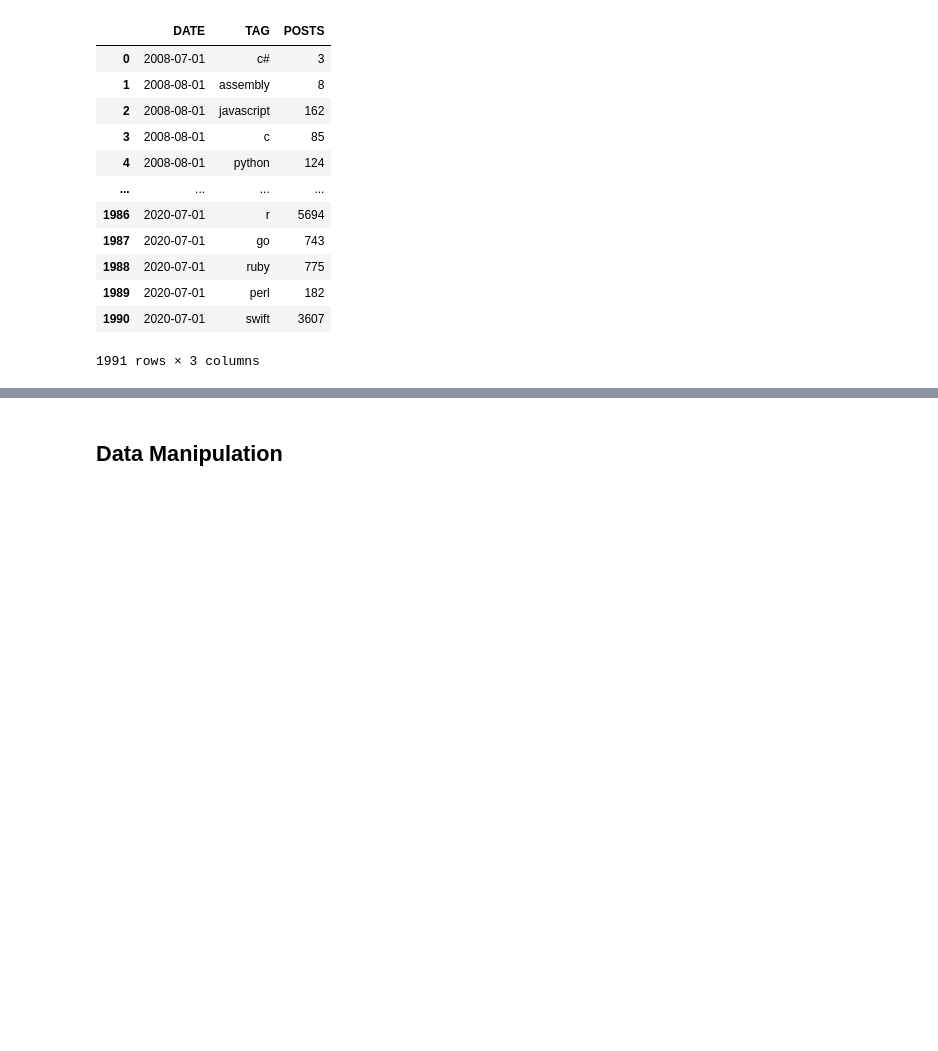
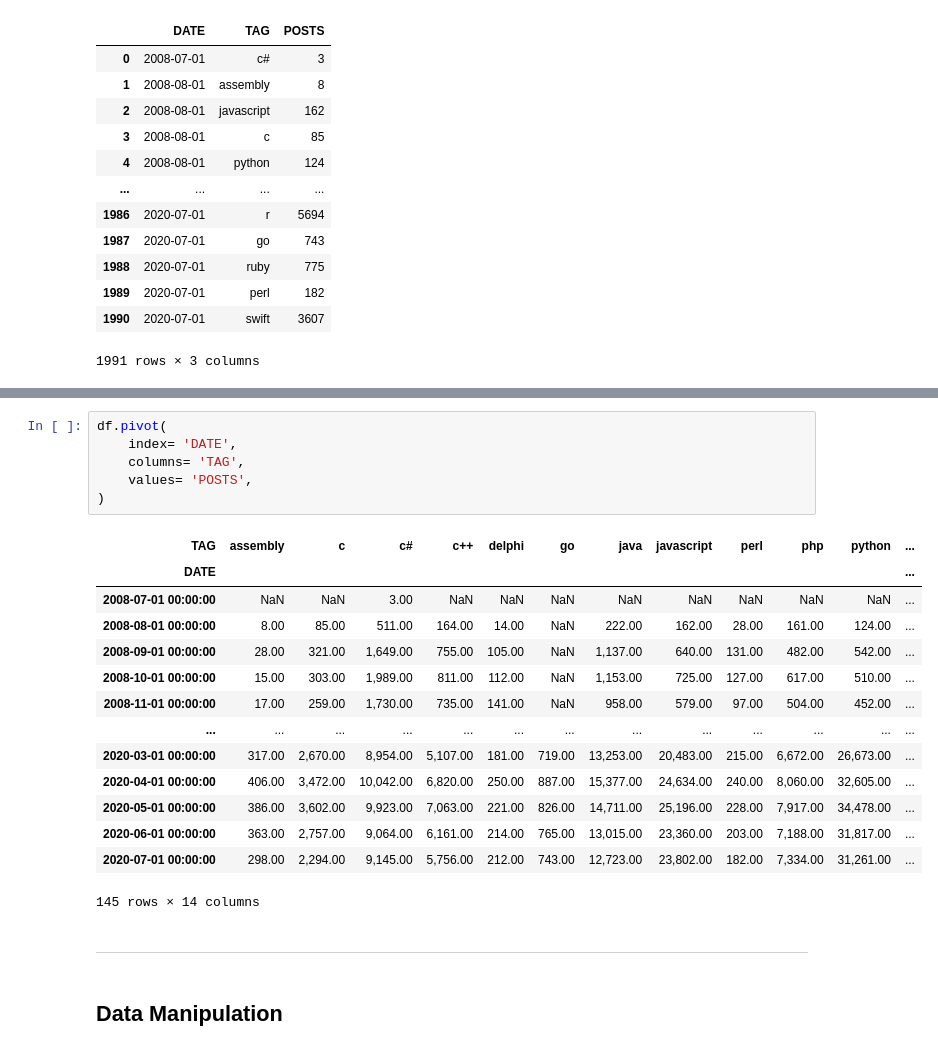
Before and after one commit to erfaw/elasti_py, a Jupyter notebook: Day073-erf/Programming_Languages_(start).ipynb, the cells around one changed output, grey strips where cells are left out. Cells and saved outputs as stored; diff of their text form; blank space fills up the shorter version.

```diff
--- a/Day073-erf/Programming_Languages_(start).ipynb
+++ b/Day073-erf/Programming_Languages_(start).ipynb
@@ -178,3 +243,26 @@ df
+# %%
+df.pivot(
+    index= 'DATE',
+    columns= 'TAG',
+    values= 'POSTS',
+)
+# %% [output]
+| TAG | assembly | c | c# | c++ | delphi | go | java | javascript | perl | php | python | ... |
+| DATE |  |  |  |  |  |  |  |  |  |  |  | ... |
+| 2008-07-01 00:00:00 | NaN | NaN | 3.00 | NaN | NaN | NaN | NaN | NaN | NaN | NaN | NaN | ... |
+| 2008-08-01 00:00:00 | 8.00 | 85.00 | 511.00 | 164.00 | 14.00 | NaN | 222.00 | 162.00 | 28.00 | 161.00 | 124.00 | ... |
+| 2008-09-01 00:00:00 | 28.00 | 321.00 | 1,649.00 | 755.00 | 105.00 | NaN | 1,137.00 | 640.00 | 131.00 | 482.00 | 542.00 | ... |
+| 2008-10-01 00:00:00 | 15.00 | 303.00 | 1,989.00 | 811.00 | 112.00 | NaN | 1,153.00 | 725.00 | 127.00 | 617.00 | 510.00 | ... |
+| 2008-11-01 00:00:00 | 17.00 | 259.00 | 1,730.00 | 735.00 | 141.00 | NaN | 958.00 | 579.00 | 97.00 | 504.00 | 452.00 | ... |
+| ... | ... | ... | ... | ... | ... | ... | ... | ... | ... | ... | ... | ... |
+| 2020-03-01 00:00:00 | 317.00 | 2,670.00 | 8,954.00 | 5,107.00 | 181.00 | 719.00 | 13,253.00 | 20,483.00 | 215.00 | 6,672.00 | 26,673.00 | ... |
+| 2020-04-01 00:00:00 | 406.00 | 3,472.00 | 10,042.00 | 6,820.00 | 250.00 | 887.00 | 15,377.00 | 24,634.00 | 240.00 | 8,060.00 | 32,605.00 | ... |
+| 2020-05-01 00:00:00 | 386.00 | 3,602.00 | 9,923.00 | 7,063.00 | 221.00 | 826.00 | 14,711.00 | 25,196.00 | 228.00 | 7,917.00 | 34,478.00 | ... |
+| 2020-06-01 00:00:00 | 363.00 | 2,757.00 | 9,064.00 | 6,161.00 | 214.00 | 765.00 | 13,015.00 | 23,360.00 | 203.00 | 7,188.00 | 31,817.00 | ... |
+| 2020-07-01 00:00:00 | 298.00 | 2,294.00 | 9,145.00 | 5,756.00 | 212.00 | 743.00 | 12,723.00 | 23,802.00 | 182.00 | 7,334.00 | 31,261.00 | ... |
+145 rows × 14 columns
+# %% [markdown]
+-------------
 # %% [markdown]
 ## Data Manipulation
 # %% [markdown]
```
Also changed, not shown: parts of 13 cells of this notebook.
